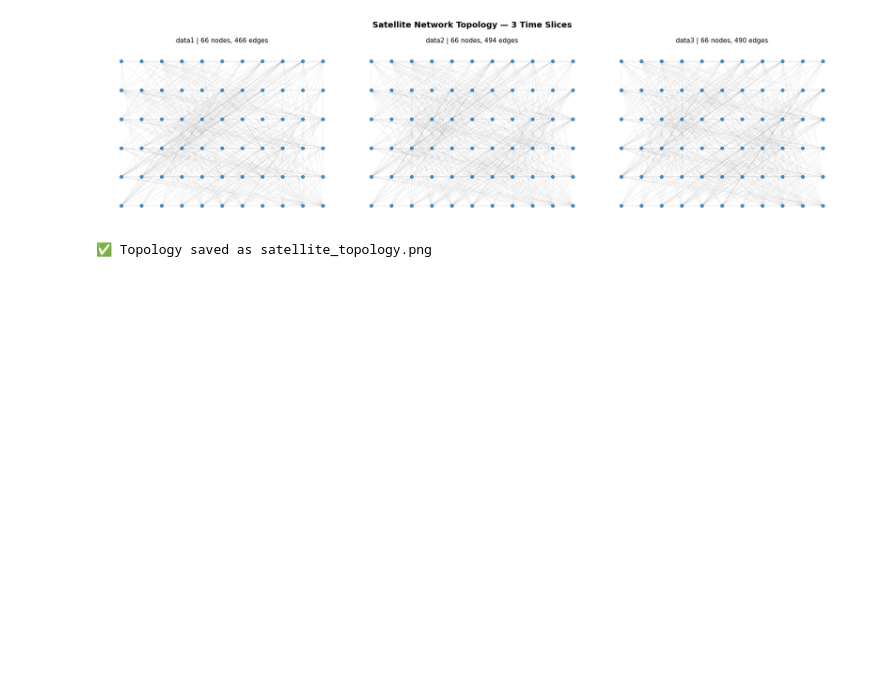
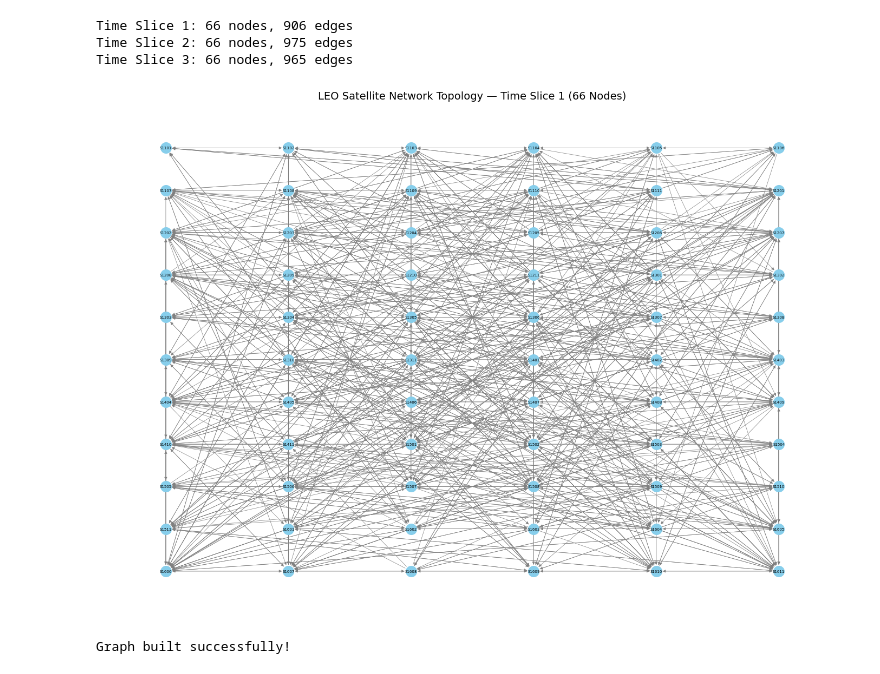
Before and after one commit to bytecraft17/Satellite-QL-Routing, a Jupyter notebook: Satellite_QL_Routing (1).ipynb, the cells around one changed output. Saved outputs shown, nothing was run; the diff lists cells and outputs as text; code cells hidden in the pictures; blank space fills up the shorter version.

```diff
--- a/Satellite_QL_Routing (1).ipynb
+++ b/Satellite_QL_Routing (1).ipynb
@@ -86,27 +111,62 @@ for f in Config.DATA_FILES:
 # %%
-fig, axes = plt.subplots(1, 3, figsize=(18, 5))
-fig.suptitle('Satellite Network Topology — 3 Time Slices', fontsize=14, fontweight='bold')
+def build_graph(adj_matrix, weight_dict):
+    """
+    NetworkX directed graph banana adjacency matrix se
+    """
+    G = nx.DiGraph()
+    n = adj_matrix.shape[0]
 
-for ax, (name, G) in zip(axes, graphs.items()):
-    # Layout: each satellite gets a position based on orbit (row) and seat (col)
-    pos = {}
-    n = G.number_of_nodes()
-    cols = 11  # satellites per orbit
-    for node in G.nodes():
-        row = node // cols
-        col = node % cols
-        pos[node] = (col, -row)
+    # Nodes add karo
+    for i in range(n):
+        G.add_node(i, name=satellites[i])
 
-    nx.draw_networkx_nodes(G, pos, ax=ax, node_size=30, node_color='#1f77b4', alpha=0.8)
-    nx.draw_networkx_edges(G, pos, ax=ax, alpha=0.2, edge_color='gray', width=0.5)
-    ax.set_title(f'{name} | {G.number_of_nodes()} nodes, {G.number_of_edges()} edges', fontsize=11)
-    ax.axis('off')
+    # Edges add karo weights ke saath
+    for i in range(n):
+        for j in range(n):
+            if adj_matrix[i, j] == 1:
+                G.add_edge(i, j,
+                    bandwidth = weight_dict['bandwidth'][i, j],
+                    delay     = weight_dict['delay'][i, j],
+                    ber       = weight_dict['ber'][i, j],
+                    visible   = weight_dict['visible'][i, j]
+                )
+    return G
 
+# Teen graphs banao — teen time slices ke liye
+graphs = []
+for t in range(3):
+    G = build_graph(TIME_SLICES[t], weights[t])
+    graphs.append(G)
+    print(f"Time Slice {t+1}: {G.number_of_nodes()} nodes, {G.number_of_edges()} edges")
+
+# Visualization — Time Slice 1
+plt.figure(figsize=(14, 10))
+G0 = graphs[0]
+
+# Orbit-based layout — 11 orbits x 6 satellites
+pos = {}
+for i in range(66):
+    orbit = i // 6       # 0 to 10
+    sat   = i % 6        # 0 to 5
+    pos[i] = (sat * 2, -orbit * 2)
+
+nx.draw_networkx_nodes(G0, pos, node_size=200, node_color='skyblue')
+nx.draw_networkx_labels(G0, pos,
+    labels={i: satellites[i].replace('Satellite', 'S') for i in range(66)},
+    font_size=5)
+nx.draw_networkx_edges(G0, pos, edge_color='gray',
+                       arrows=True, arrowsize=8, width=0.5)
+
+plt.title("LEO Satellite Network Topology — Time Slice 1 (66 Nodes)", fontsize=14)
+plt.axis('off')
 plt.tight_layout()
-plt.savefig('satellite_topology.png', dpi=150, bbox_inches='tight')
 plt.show()
-print("✅ Topology saved as satellite_topology.png")
+
+print("\nGraph built successfully!")
 # %% [output]
+Time Slice 1: 66 nodes, 906 edges
+Time Slice 2: 66 nodes, 975 edges
+Time Slice 3: 66 nodes, 965 edges
-[figure, old version]
+[figure, new version]
-✅ Topology saved as satellite_topology.png
+Graph built successfully!
 # %%
```
Also changed, not shown: parts of 12 cells of this notebook, 1 other file.
